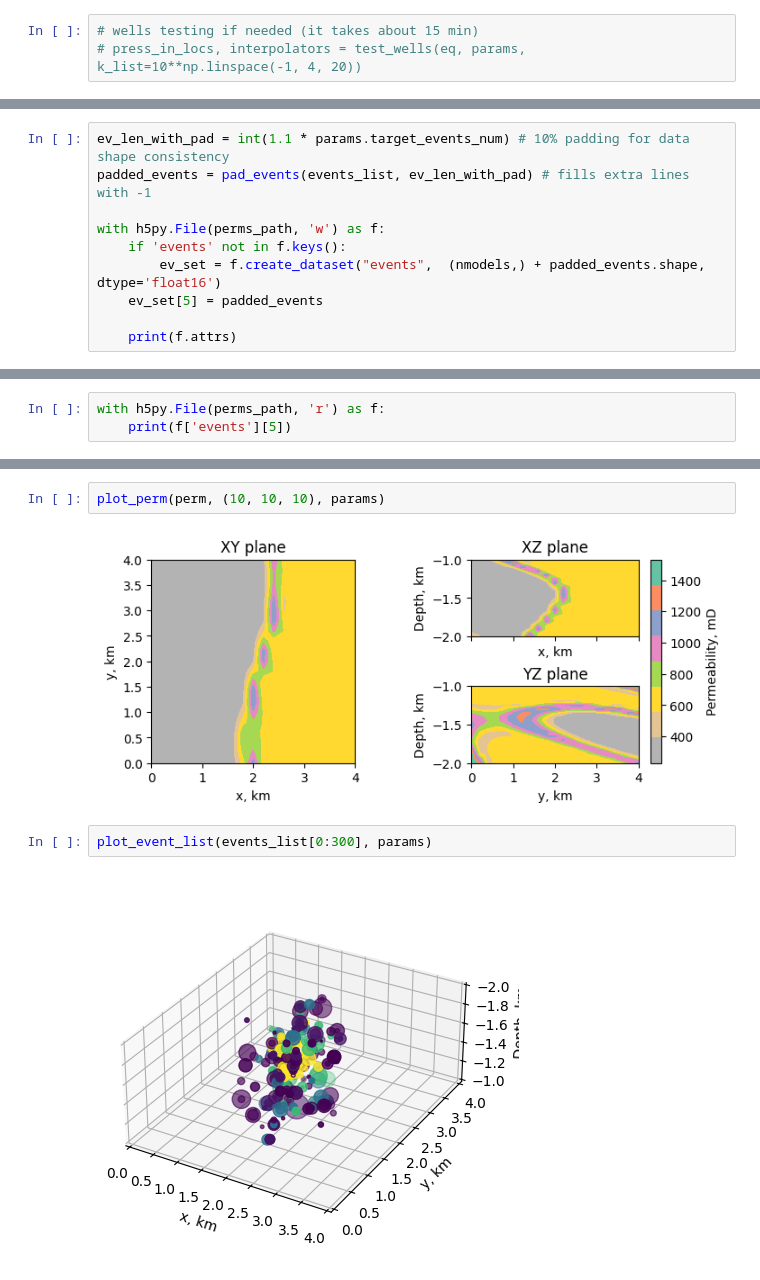
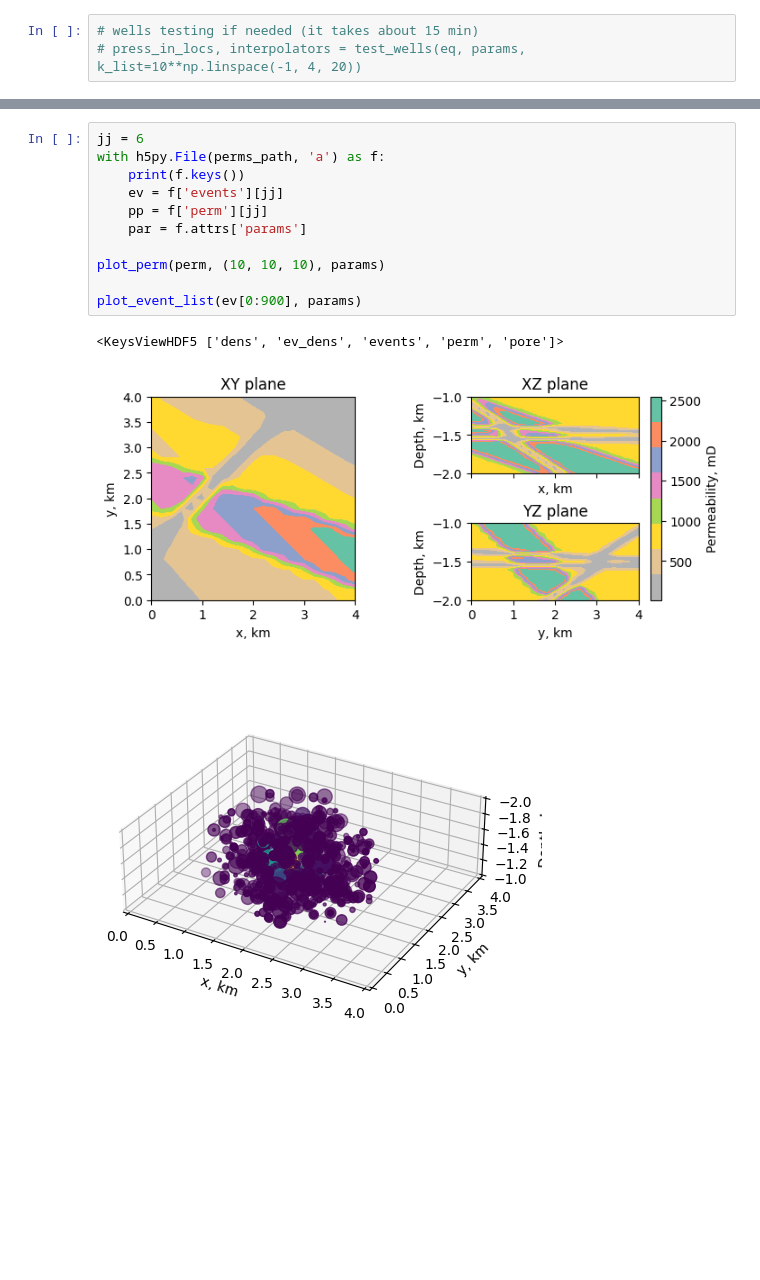
Before and after one commit to mexalon/mm_modeling, a Jupyter notebook: perms_to_events.ipynb, the cells around one changed output, grey strips where cells are left out. Saved outputs shown, nothing was run; the diff lists cells and outputs as text; blank space fills up the shorter version.

```diff
--- a/perms_to_events.ipynb
+++ b/perms_to_events.ipynb
@@ -97,10 +96,0 @@ array([-1., -1., -1., -1., -1.])
-# %%
-ev_len_with_pad = int(1.1 * params.target_events_num) # 10% padding for data shape consistency
-padded_events = pad_events(events_list, ev_len_with_pad) # fills extra lines with -1
-
-with h5py.File(perms_path, 'w') as f:
-    if 'events' not in f.keys():
-        ev_set = f.create_dataset("events",  (nmodels,) + padded_events.shape, dtype='float16')
-    ev_set[5] = padded_events
-
-    print(f.attrs)
@@ -109,3 +96,0 @@ with h5py.File(perms_path, 'w') as f:
-# %%
-with h5py.File(perms_path, 'r') as f:
-    print(f['events'][5])
@@ -124,11 +97,18 @@ print(params)
-# %%
-plot_perm(perm, (10, 10, 10), params)
-# %% [output]
-[figure, removed]
-# %%
-plot_event_list(events_list[0:300], params)
-# %% [output]
-[figure, removed]
+# %%
+jj = 6
+with h5py.File(perms_path, 'a') as f:
+    print(f.keys())
+    ev = f['events'][jj]
+    pp = f['perm'][jj]
+    par = f.attrs['params']
+
+plot_perm(perm, (10, 10, 10), params)
+
+plot_event_list(ev[0:900], params)
+# %% [output]
+<KeysViewHDF5 ['dens', 'ev_dens', 'events', 'perm', 'pore']>
+[figure, added]
+[figure, added]
 # %%
 for ii in [2,50,100]:
     plot_cumulative_events_projection(raw_events, ii, params=params)
```
Also changed, not shown: parts of 9 cells of this notebook, 5 other files.
